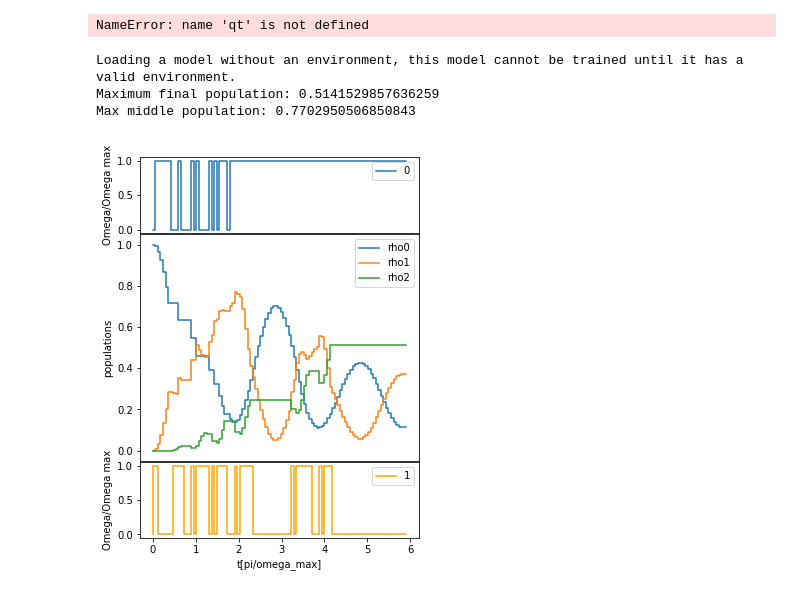
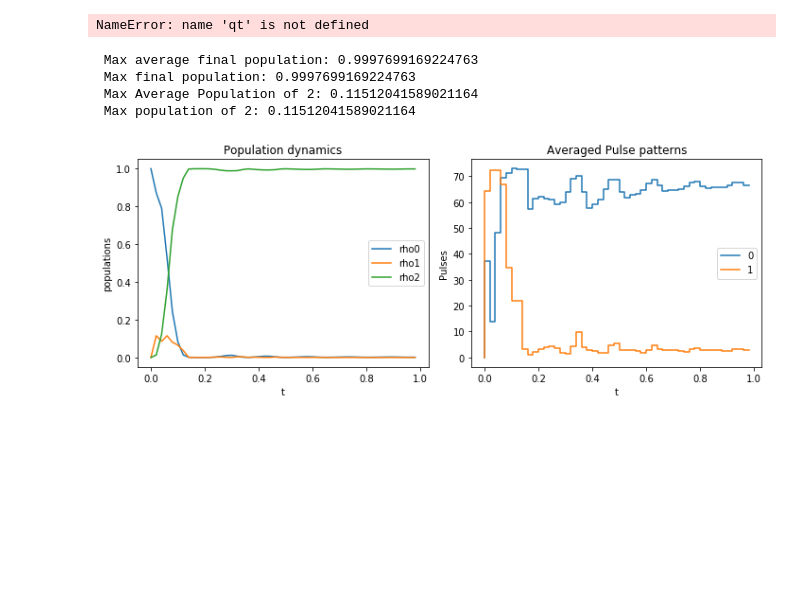
Before and after one commit to JBrown742/RL-Stirap-, a Jupyter notebook: Jupyter_Notebooks/testing the modified dephasing.ipynb, the cells around one changed output. Cells and saved outputs as stored; diff of their text form; code cells hidden in the pictures; blank space fills up the shorter version.

```diff
--- a/Jupyter_Notebooks/testing the modified dephasing.ipynb
+++ b/Jupyter_Notebooks/testing the modified dephasing.ipynb
@@ -87,17 +90,18 @@ plt.legend()
 NameError: name 'qt' is not defined
 # %%
 ctapplot = CtapPlot()
-env = DiscreteEnv(num_levels=3, max_time=100, omega_max=75, discreteness=2,
-                  observation_verbosity = 4, timestep=0.0025, detuning=True, detuning_fixed=True,
-                 detuning_percent=0.15)
+env = ContinuousEnv(num_levels=3, omega_max=75, max_time=50, timestep=0.02, observation_verbosity=4)
 
 
 
 
-best_model = DQN.load("/Users/jbrown/OneDrive - Queen's University Belfast/python_scripts/Saved_Models/DDQN/best_model")
-ctapplot.discrete_plots(env=env, model=best_model, num_timesteps=100)
+
+
+best_model = SAC.load("/Users/jbrown/OneDrive - Queen's University Belfast/python_scripts/Saved_Models/PPO1/Continuous/best_model")
+ctapplot.average_plots(env=env, model=best_model, num_timesteps=50, runs=10)
 # %% [output]
-Loading a model without an environment, this model cannot be trained until it has a valid environment.
-Maximum final population: 0.5141529857636259
-Max middle population: 0.7702950506850843
+ Max average final population: 0.9997699169224763
+ Max final population: 0.9997699169224763
+ Max Average Population of 2: 0.11512041589021164
+ Max population of 2: 0.11512041589021164
-[figure, old version]
+[figure, new version]
```
Also changed, not shown: parts of 1 cell of this notebook, 54 other files.
